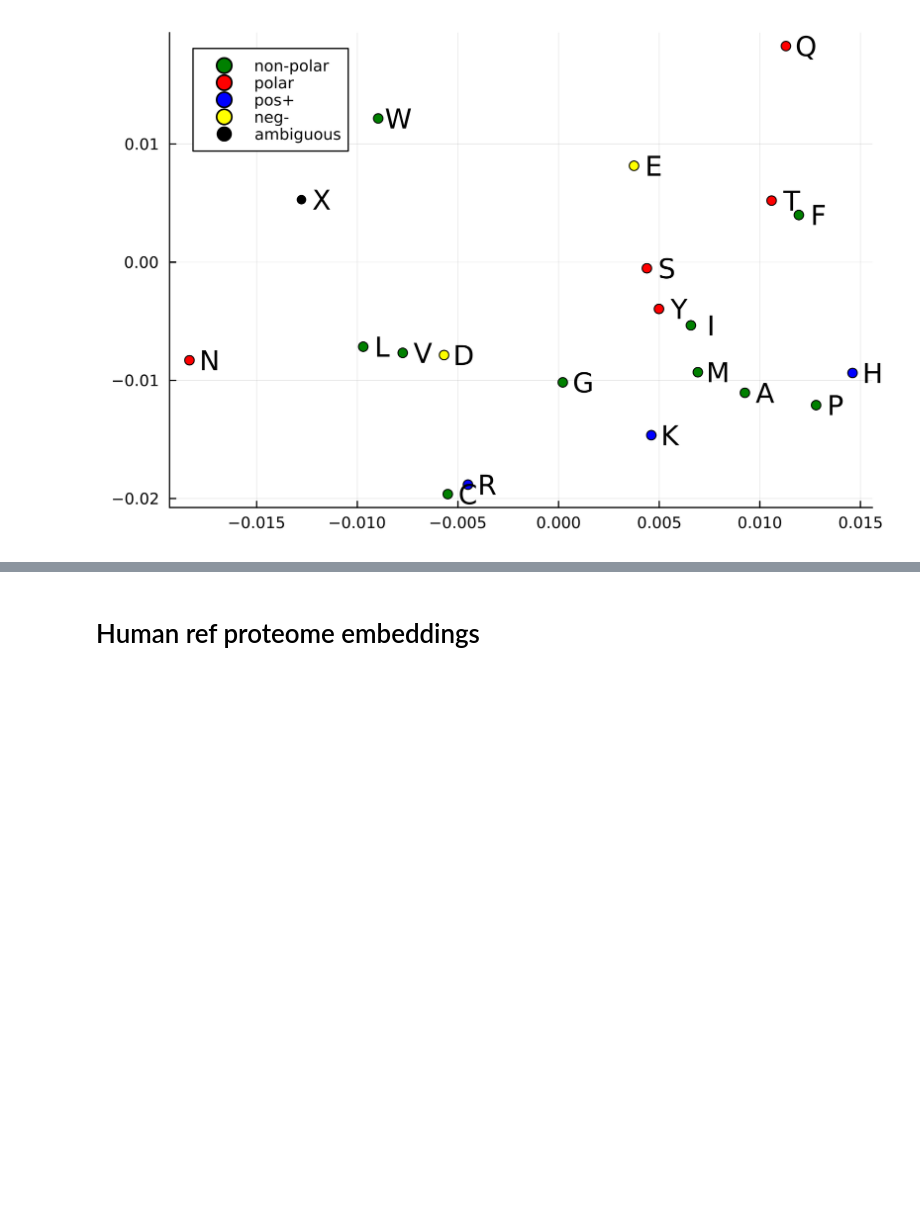
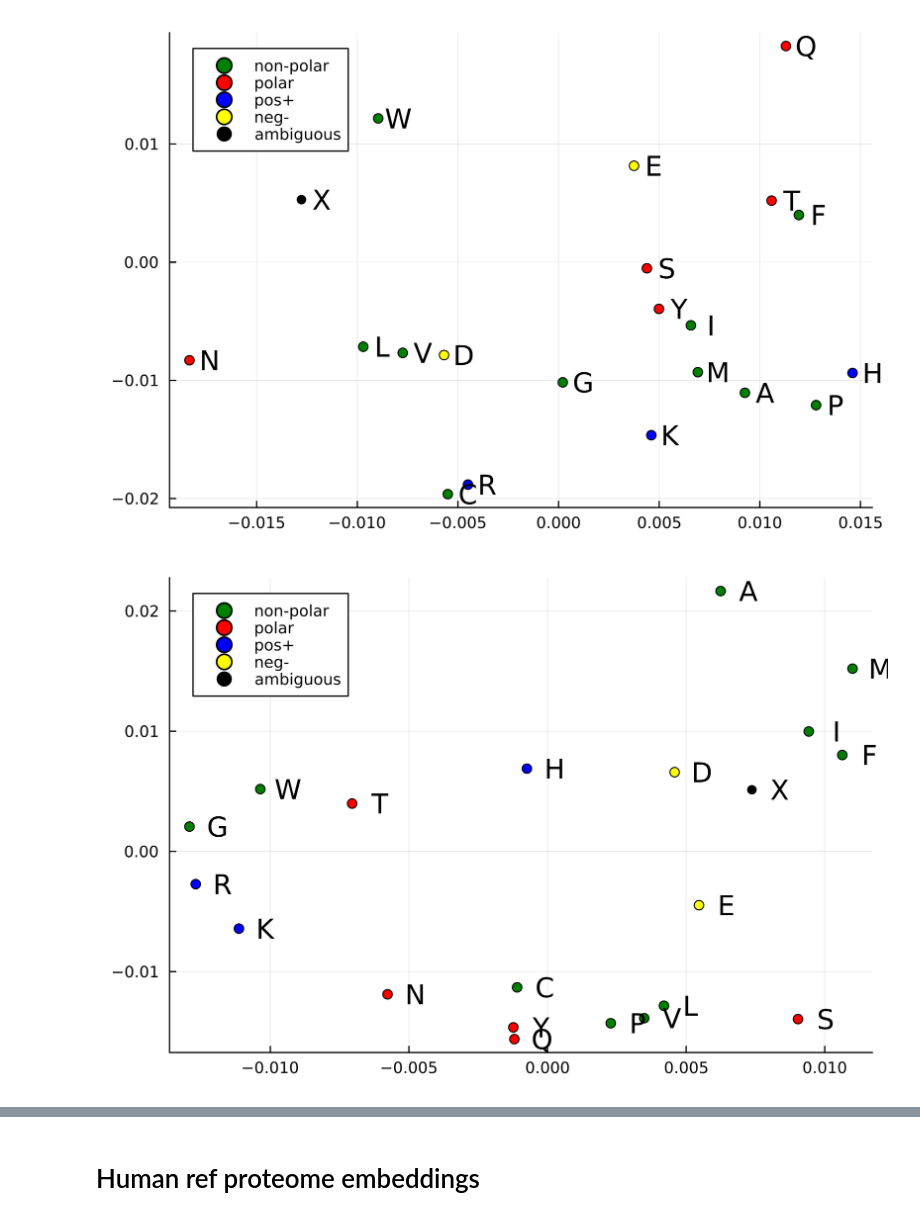
Before and after one commit to Micjanov/Master-Thesis, a Jupyter notebook: notebooks/AA_embeddings.ipynb, the cells around one changed output, grey strips where cells are left out. Cells and saved outputs as stored; diff of their text form; code cells hidden in the pictures; blank space fills up the shorter version.

```diff
--- a/notebooks/AA_embeddings.ipynb
+++ b/notebooks/AA_embeddings.ipynb
@@ -216,3 +270,40 @@ savefig("../thesis/Fig/esm_emb.png")
 fig
 # %% [output]
 [figure]
+# %%
+aa_embeddings = DataFrame(CSV.File("../data/amino_acid_embeddings.csv"))
+amino_acids_esm = [only(i) for i in aa_embeddings.protein_ID]
+aa_emb = Matrix(aa_embeddings[:, 2:end])
+# Create HDVs
+HDV_mat_bit = nested_arrays2mat([hdv() for i in 1:size(aa_emb)[2]], true)
+# Extend embeddings into hyperdimensional space
+AA_bit_esm = permutedims(mat_scaler(aa_emb * HDV_mat_bit, -1, 1, 2))
+
+AA_dict = Dict(zip(amino_acids_esm, [AA_bit_esm[:, i] for i in 1:21]))
+
+PCA_fit = fit(PCA, AA_bit_esm; maxoutdim=2)
+proj = projection(PCA_fit)
+
+AA_list  = ['A','C','D','E','F','G','H','I','K','L','M','N','P','Q','R','S','T','V','W','Y','X', 'U']
+groups = Dict("polar" => ['S', 'T', 'Y', 'N', 'Q'], "non-polar" => ['G', 'A', 'V', 'C', 'P', 'L', 'I', 'M', 'W', 'F'],
+         "pos+" => ['R', 'H', 'K'], "neg-" => ['D', 'E'], "ambiguous" => ['U', 'X'])
+
+key = collect(keys(groups))
+colors = [:green, :red, :blue, :yellow, :black]
+fig = Plots.plot(dpi=400)
+
+for i in 1:length(key)
+
+    aa_ind = [x for (x,y) in enumerate(amino_acids_esm) if only(y) ∈ groups[key[i]] ]
+    aa = [only(y) for (x,y) in enumerate(amino_acids_esm) if only(y) ∈ groups[key[i]]]
+
+    scatter!(fig, (proj[aa_ind,1], proj[aa_ind,2]), label=key[i], mc = colors[i])
+
+    for f in 1:length(aa_ind)
+        annotate!((proj[aa_ind[f],1] + 0.001, proj[aa_ind[f],2], aa[f]))
+    end
+end
+savefig("../thesis/Fig/esm_emb_HDVreal.png")
+fig
+# %% [output]
+[figure, added]
```
Also changed, not shown: parts of 4 cells of this notebook, 38 other files.
